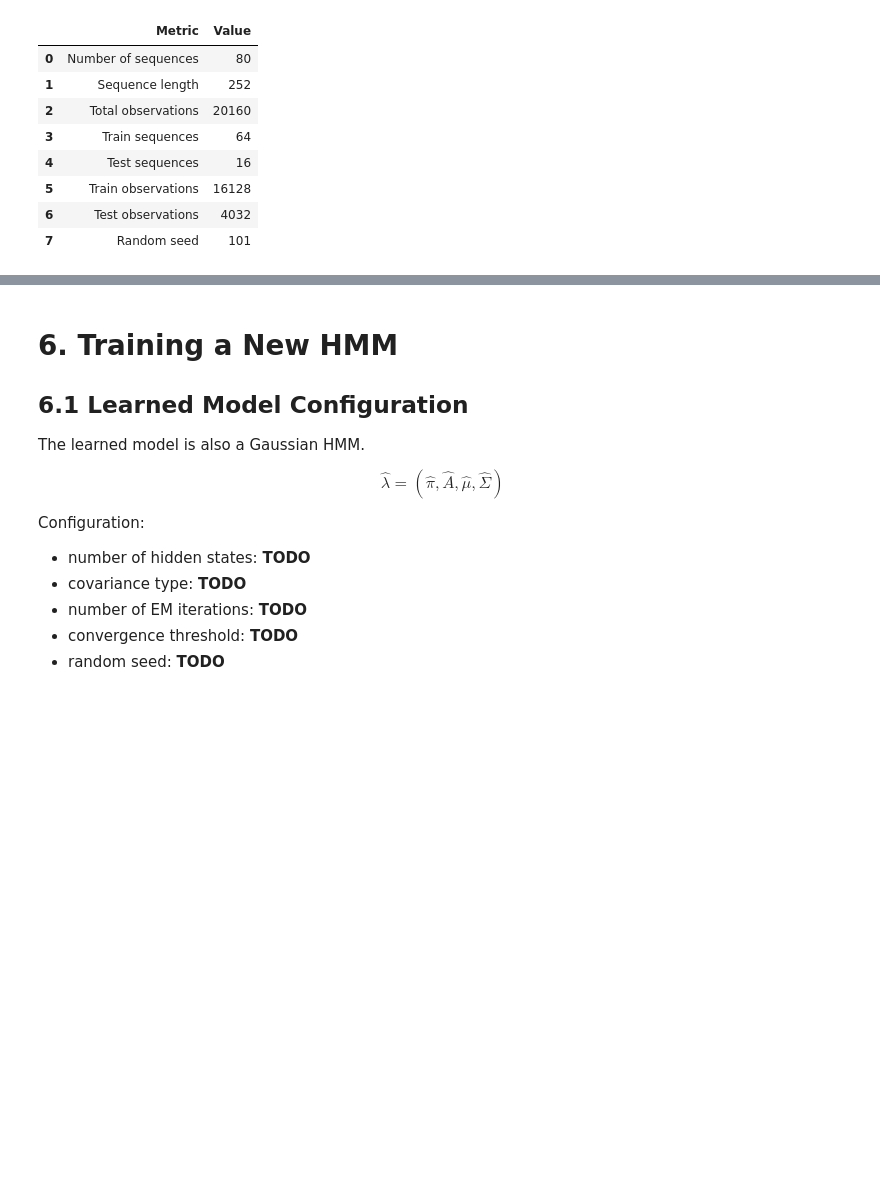
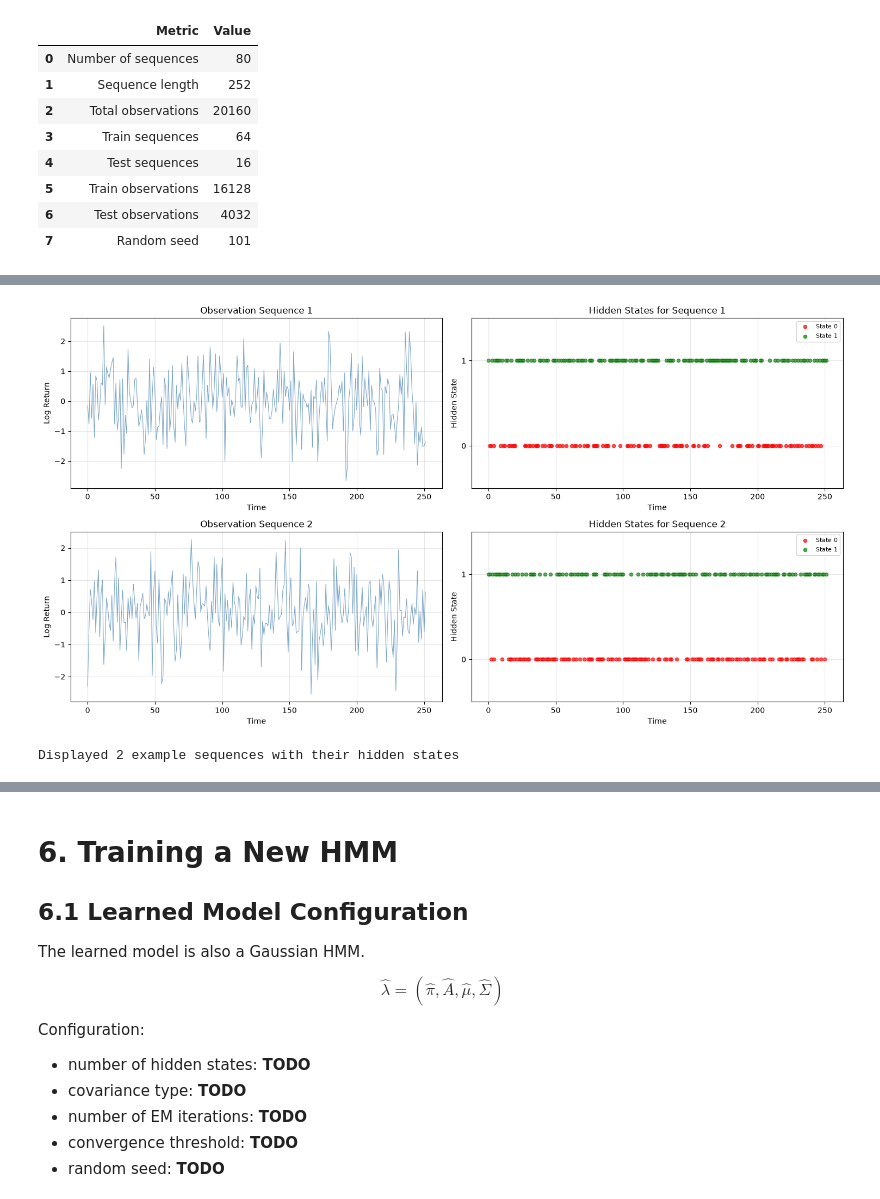
Before and after one commit to davidazimov069-maker/Advanced_Methods_in_ML, a Jupyter notebook: HMM_Project_DavidAndAviad.ipynb, the cells around one changed output, grey strips where cells are left out. Drawn from its saved outputs; the diff is of its cells as text; code cells hidden in the pictures; blank space fills up the shorter version.

```diff
--- a/HMM_Project_DavidAndAviad.ipynb
+++ b/HMM_Project_DavidAndAviad.ipynb
@@ -1162,0 +1191,59 @@ Recommended plots:
+# %%
+# Example: Plot generated observation sequences with their hidden states
+# Ensure required variables are defined
+try:
+    synthetic_observations
+    synthetic_hidden_states
+    original_hmm
+except NameError:
+    SYNTHETIC_SEQUENCE_LENGTH = 252
+    print("Warning: Running visualization without synthetic data. Generate data first by running the sampling cell.")
+    synthetic_observations = np.random.randn(20160, 1)
+    synthetic_hidden_states = np.random.randint(0, 2, 20160)
+    # Create a mock HMM object
+    class MockHMM:
+        def __init__(self):
+            self.n_components = 2
+    original_hmm = MockHMM()
+
+num_examples = 2
+fig, axes = plt.subplots(num_examples, 2, figsize=(15, 4 * num_examples))
+
+for idx in range(num_examples):
+    seq_idx = idx
+    start_idx = seq_idx * SYNTHETIC_SEQUENCE_LENGTH
+    end_idx = (seq_idx + 1) * SYNTHETIC_SEQUENCE_LENGTH
+
+    seq_obs = synthetic_observations[start_idx:end_idx]
+    seq_states = synthetic_hidden_states[start_idx:end_idx]
+
+    # Plot observations
+    axes[idx, 0].plot(seq_obs, linewidth=0.8, color='steelblue', alpha=0.7)
+    axes[idx, 0].set_title(f"Observation Sequence {seq_idx + 1}")
+    axes[idx, 0].set_xlabel("Time")
+    axes[idx, 0].set_ylabel("Log Return")
+    axes[idx, 0].grid(True, alpha=0.3)
+
+    # Plot hidden states
+    colors = ['red', 'green', 'blue', 'orange', 'purple'][:original_hmm.n_components]
+    for state in range(original_hmm.n_components):
+        mask = seq_states == state
+        axes[idx, 1].scatter(np.where(mask)[0], seq_states[mask],
+                           label=f"State {state}", color=colors[state % len(colors)],
+                           s=20, alpha=0.7)
+
+    axes[idx, 1].set_title(f"Hidden States for Sequence {seq_idx + 1}")
+    axes[idx, 1].set_xlabel("Time")
+    axes[idx, 1].set_ylabel("Hidden State")
+    axes[idx, 1].set_ylim(-0.5, original_hmm.n_components - 0.5)
+    axes[idx, 1].set_yticks(range(original_hmm.n_components))
+    axes[idx, 1].legend(loc='upper right', fontsize=8)
+    axes[idx, 1].grid(True, alpha=0.3)
+
+plt.tight_layout()
+plt.show()
+
+print(f"Displayed {num_examples} example sequences with their hidden states")
+# %% [output]
+[figure, added]
+Displayed 2 example sequences with their hidden states
```
Also changed, not shown: parts of 6 cells of this notebook.
